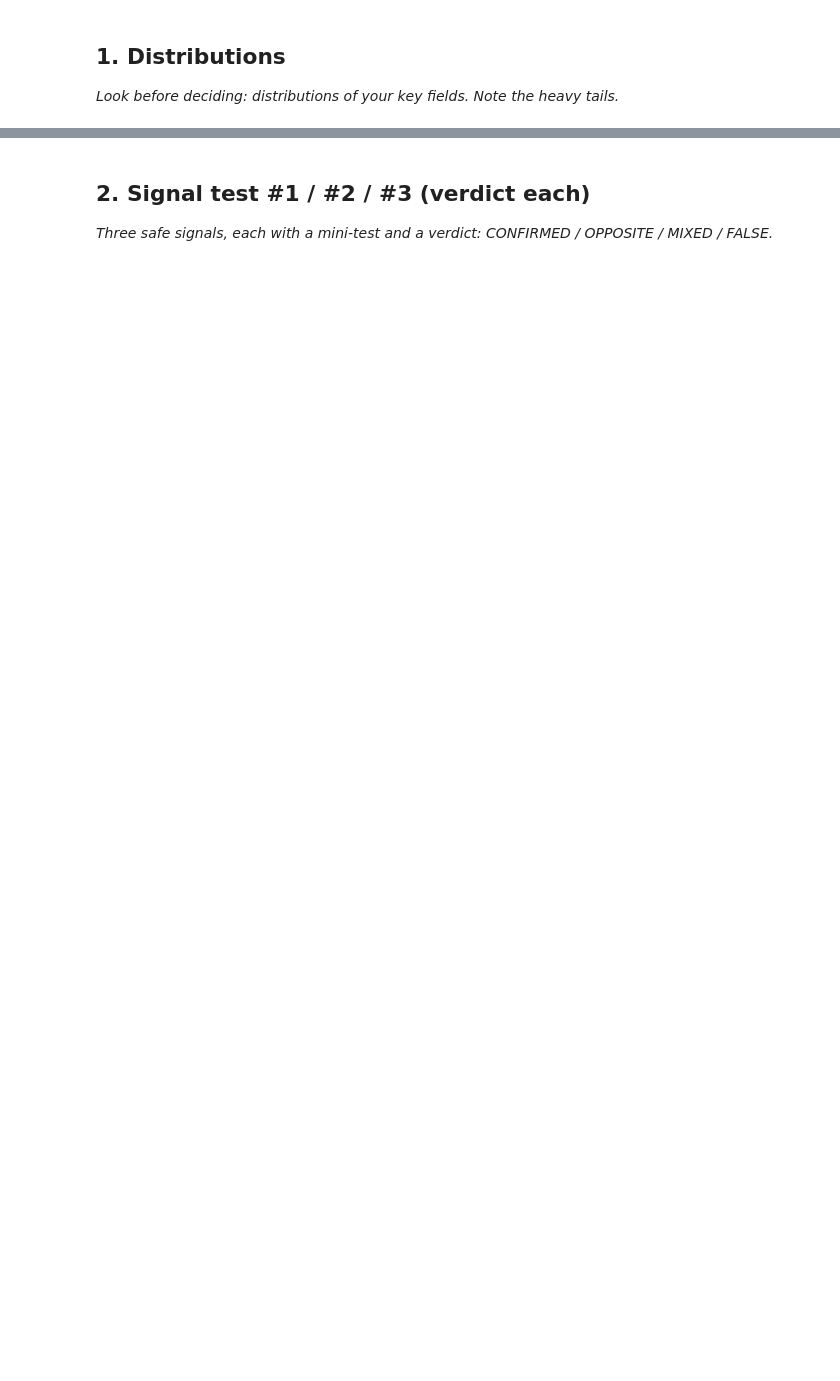
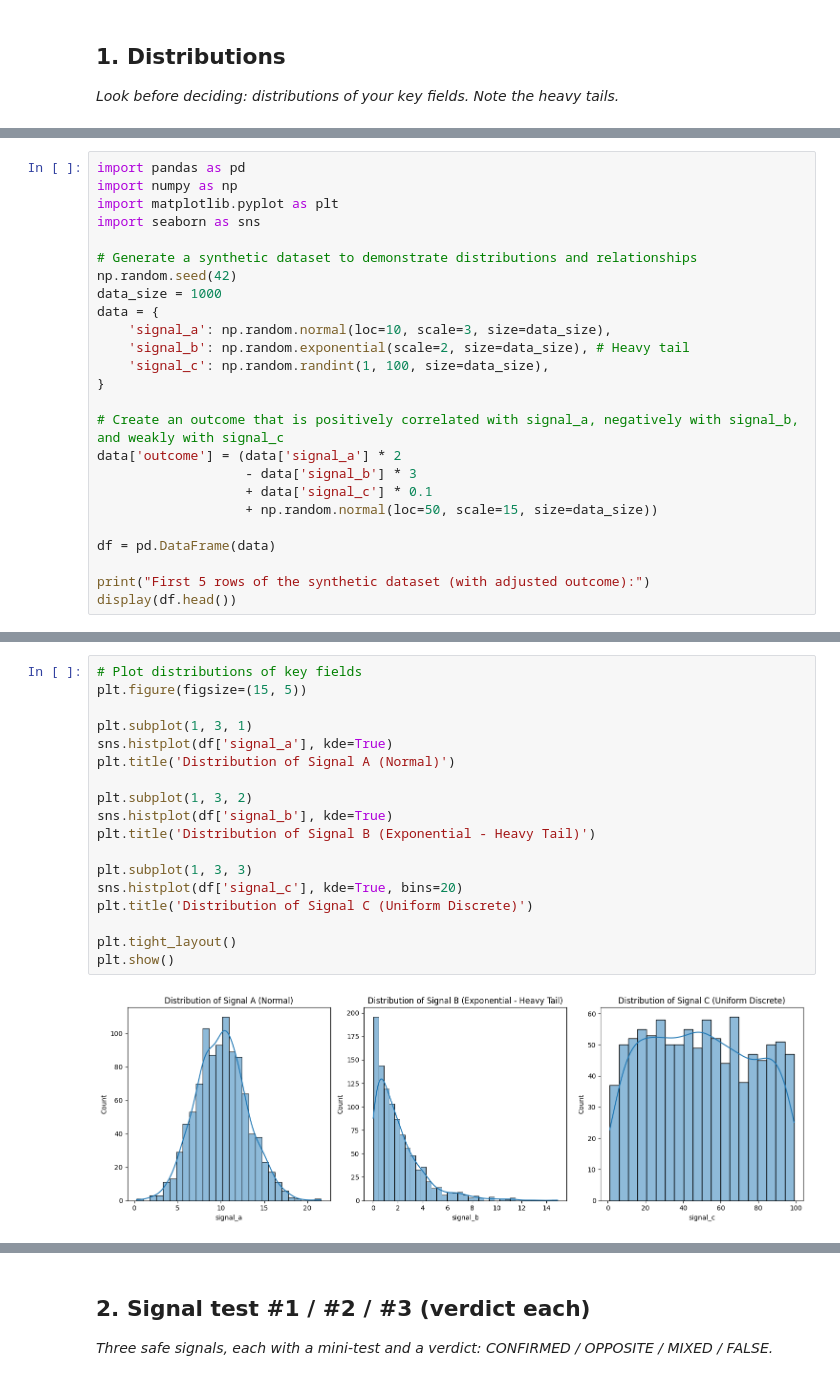
Before and after one commit to ayush0121n/flyrank-ml-assignment, a Jupyter notebook: work/notebooks/w04_signal_audit.ipynb, the cells around one changed output, grey strips where cells are left out. Drawn from its saved outputs; the diff is of its cells as text; blank space fills up the shorter version.

```diff
--- a/work/notebooks/w04_signal_audit.ipynb
+++ b/work/notebooks/w04_signal_audit.ipynb
@@ -15,0 +15,25 @@ This skeleton is yours to fill. Work the sections **in order** — each one has
+# %%
+import pandas as pd
+import numpy as np
+import matplotlib.pyplot as plt
+import seaborn as sns
+
+# Generate a synthetic dataset to demonstrate distributions and relationships
+np.random.seed(42)
+data_size = 1000
+data = {
+    'signal_a': np.random.normal(loc=10, scale=3, size=data_size),
+    'signal_b': np.random.exponential(scale=2, size=data_size), # Heavy tail
+    'signal_c': np.random.randint(1, 100, size=data_size),
+}
+
+# Create an outcome that is positively correlated with signal_a, negatively with signal_b, and weakly with signal_c
+data['outcome'] = (data['signal_a'] * 2
+                   - data['signal_b'] * 3
+                   + data['signal_c'] * 0.1
+                   + np.random.normal(loc=50, scale=15, size=data_size))
+
+df = pd.DataFrame(data)
+
+print("First 5 rows of the synthetic dataset (with adjusted outcome):")
+display(df.head())
@@ -15,0 +48,20 @@ This skeleton is yours to fill. Work the sections **in order** — each one has
+# %%
+# Plot distributions of key fields
+plt.figure(figsize=(15, 5))
+
+plt.subplot(1, 3, 1)
+sns.histplot(df['signal_a'], kde=True)
+plt.title('Distribution of Signal A (Normal)')
+
+plt.subplot(1, 3, 2)
+sns.histplot(df['signal_b'], kde=True)
+plt.title('Distribution of Signal B (Exponential - Heavy Tail)')
+
+plt.subplot(1, 3, 3)
+sns.histplot(df['signal_c'], kde=True, bins=20)
+plt.title('Distribution of Signal C (Uniform Discrete)')
+
+plt.tight_layout()
+plt.show()
+# %% [output]
+[figure, added]
```
Also changed, not shown: parts of 15 cells of this notebook.
